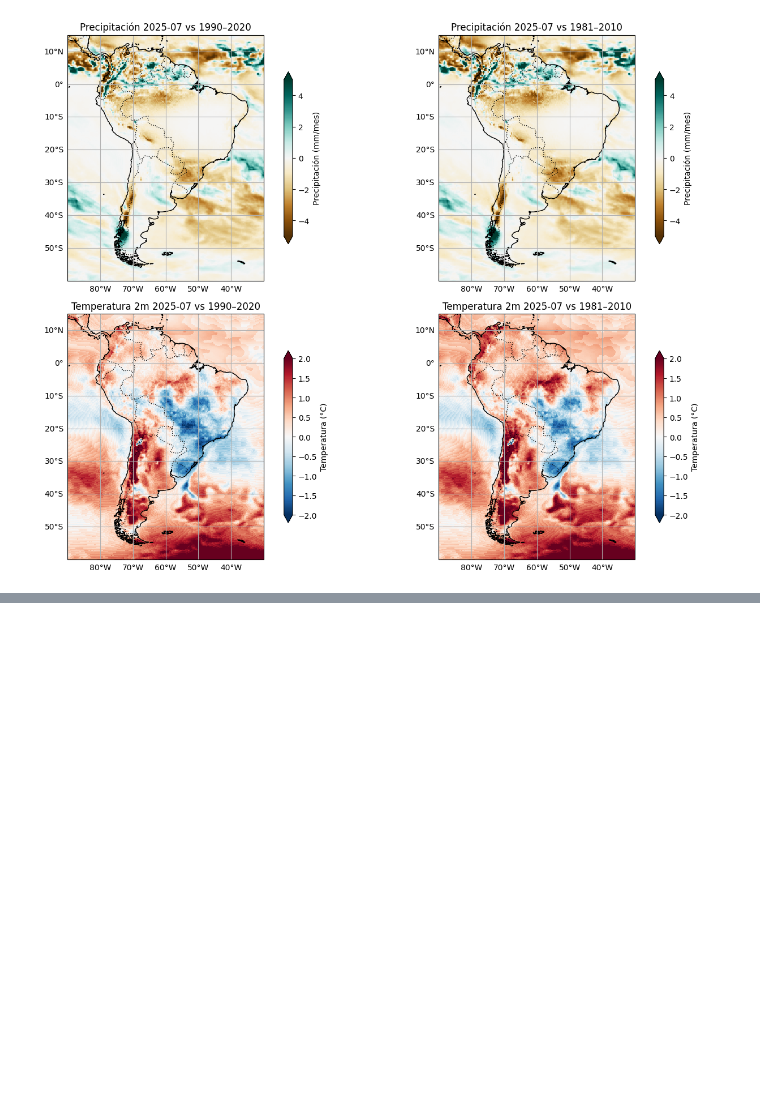
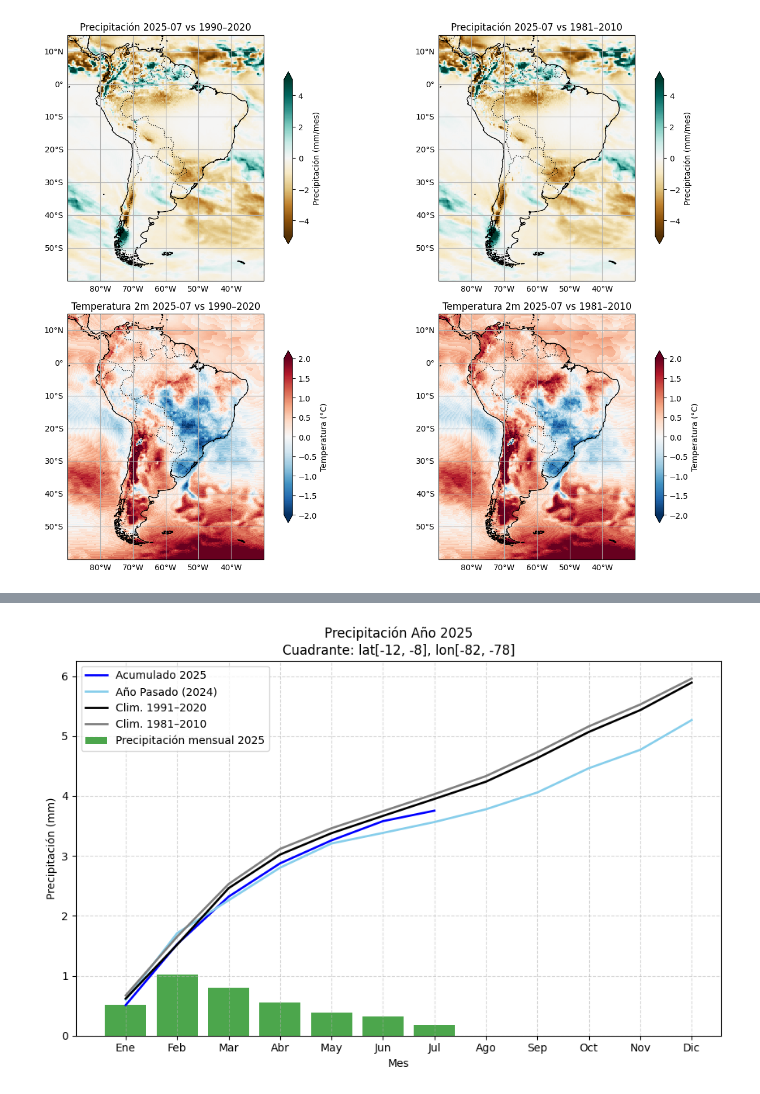
Before and after one commit to SMN-SENAMHI/MONITOREO, a Jupyter notebook: ERA5_SURFACE_MONTH.ipynb, the cells around one changed output, grey strips where cells are left out. Cells and saved outputs as stored; diff of their text form; code cells hidden in the pictures; blank space fills up the shorter version.

```diff
--- a/ERA5_SURFACE_MONTH.ipynb
+++ b/ERA5_SURFACE_MONTH.ipynb
@@ -244,0 +346,73 @@ plt.show()
+# %%
+# ============================================
+# Gráfico de precipitación mensual acumulada en un cuadrante
+# ============================================
+import numpy as np
+
+# Definir cuadrante (ejemplo: Amazonía)
+lat_min, lat_max = -12, -8
+lon_min, lon_max = -82, -78   # en -180 a 180
+
+# Convertir longitudes a 0–360 para ERA5
+if lon_min < 0: lon_min = 360 + lon_min
+if lon_max < 0: lon_max = 360 + lon_max
+
+# Extraer serie promedio en el cuadrante
+tp_quad = tp.sel(latitude=slice(lat_max, lat_min), longitude=slice(lon_min, lon_max))
+tp_quad_mean = tp_quad.mean(dim=["latitude","longitude"])
+
+# Convertir a DataFrame
+df = tp_quad_mean.to_dataframe().reset_index()
+df["año"] = df["valid_time"].dt.year
+df["mes"] = df["valid_time"].dt.month
+
+# ============================================
+# Años actual y pasado
+# ============================================
+anio_actual = 2025
+anio_pasado = 2024
+
+df_actual = df[df["año"] == anio_actual].groupby("mes")["tp"].mean()
+df_pasado = df[df["año"] == anio_pasado].groupby("mes")["tp"].mean()
+
+# ============================================
+# Climatologías
+# ============================================
+df_1981_2010 = df[(df["año"] >= 1981) & (df["año"] <= 2010)].groupby("mes")["tp"].mean()
+df_1991_2020 = df[(df["año"] >= 1991) & (df["año"] <= 2020)].groupby("mes")["tp"].mean()
+
+# ============================================
+# Calcular acumulados
+# ============================================
+acum_actual = df_actual.cumsum()
+acum_pasado = df_pasado.cumsum()
+acum_1981_2010 = df_1981_2010.cumsum()
+acum_1991_2020 = df_1991_2020.cumsum()
+
+# ============================================
+# Gráfico estilo Valdivia (pero para cuadrante)
+# ============================================
+fig, ax = plt.subplots(figsize=(9,6))
+
+# Barras: precipitación mensual parcial 2025
+ax.bar(df_actual.index, df_actual.values, color="green", alpha=0.7, label="Precipitación mensual 2025")
+
+# Líneas: acumulados
+ax.plot(acum_actual.index, acum_actual.values, color="blue", linewidth=2, label="Acumulado 2025")
+ax.plot(acum_pasado.index, acum_pasado.values, color="skyblue", linewidth=2, label="Año Pasado (2024)")
+ax.plot(acum_1991_2020.index, acum_1991_2020.values, color="black", linewidth=2, label="Clim. 1991–2020")
+ax.plot(acum_1981_2010.index, acum_1981_2010.values, color="gray", linewidth=2, label="Clim. 1981–2010")
+
+# Estilo
+ax.set_title(f"Precipitación Año {anio_actual}\nCuadrante: lat[{lat_min-360 if lat_min>180 else lat_min}, {lat_max}], lon[{lon_min-360 if lon_min>180 else lon_min}, {lon_max-360 if lon_max>180 else lon_max}]")
+ax.set_xlabel("Mes")
+ax.set_ylabel("Precipitación (mm)")
+ax.set_xticks(range(1,13))
+ax.set_xticklabels(["Ene","Feb","Mar","Abr","May","Jun","Jul","Ago","Sep","Oct","Nov","Dic"])
+ax.legend()
+ax.grid(True, linestyle="--", alpha=0.5)
+
+plt.tight_layout()
+plt.show()
+# %% [output]
+[figure, added]
```
Also changed, not shown: parts of 1 cell of this notebook.
